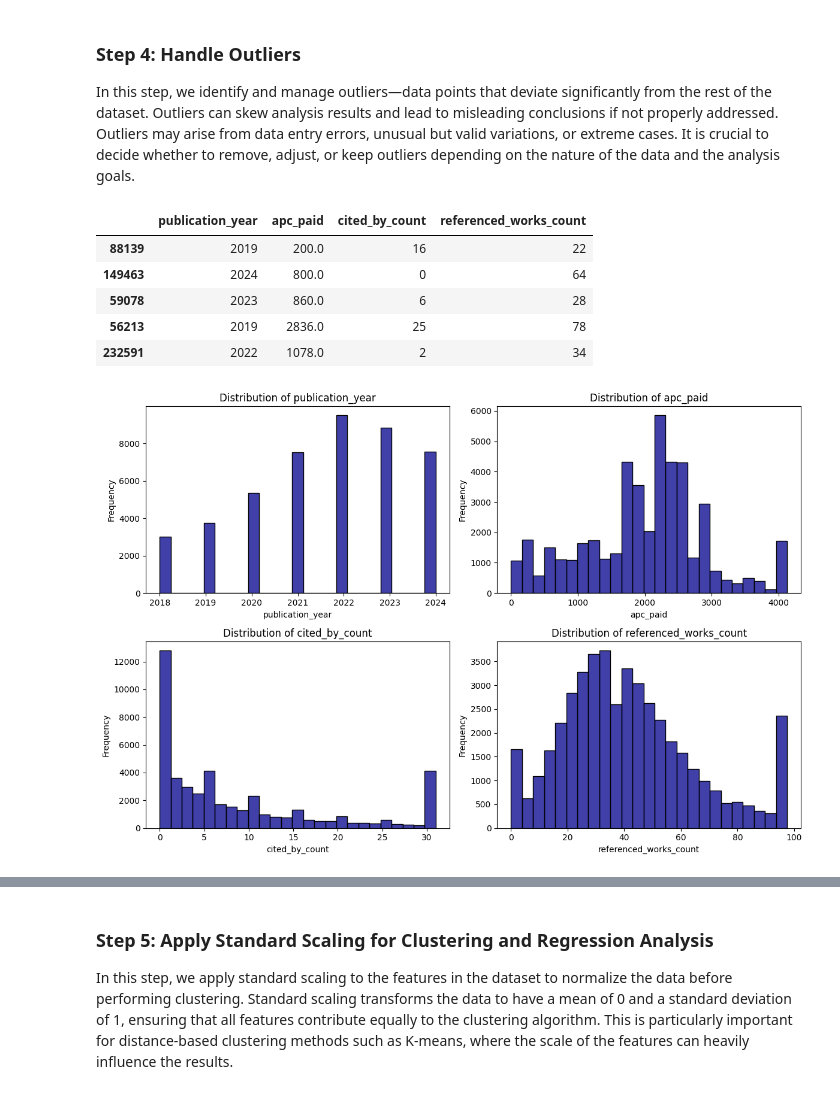
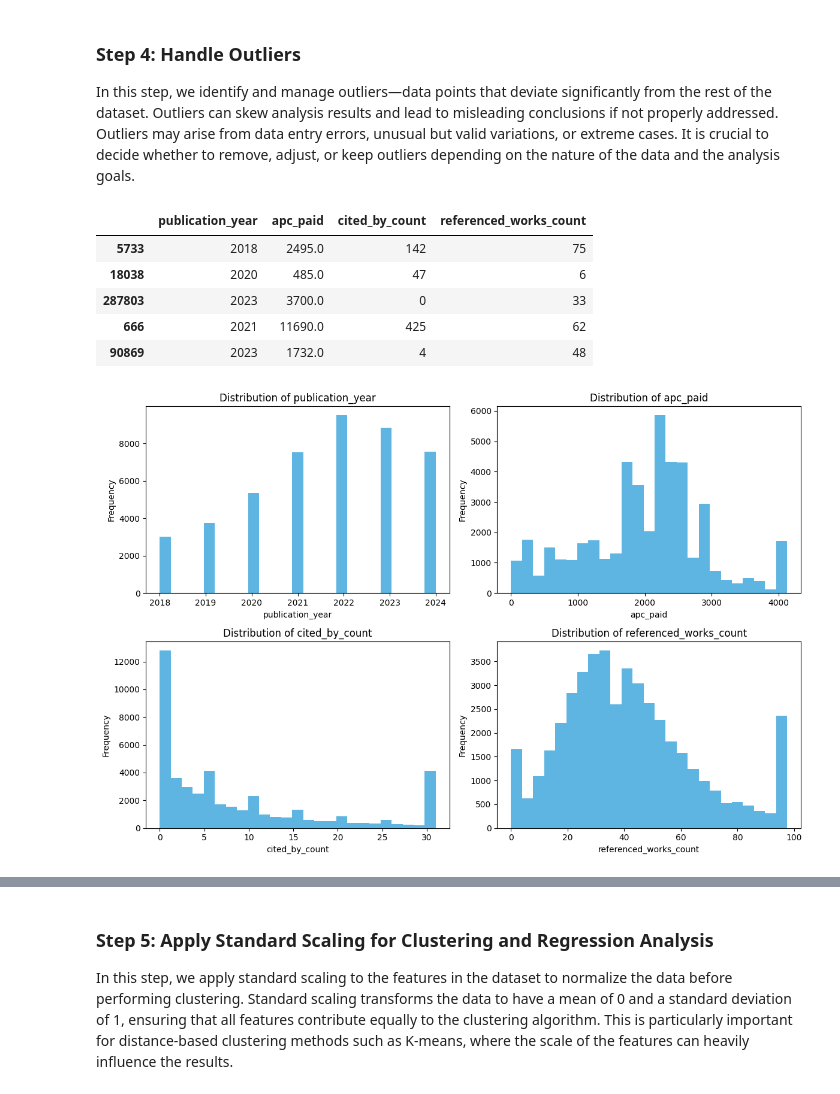
Before and after one commit to wiraphatys/scopus-analytics-pipeline, a Jupyter notebook: data_science/non_interactive.ipynb, the cells around one changed output, grey strips where cells are left out. Drawn from its saved outputs; the diff is of its cells as text; code cells hidden in the pictures.

```diff
--- a/data_science/non_interactive.ipynb
+++ b/data_science/non_interactive.ipynb
@@ -35,0 +38,4 @@ MONGODB_INSTANCE = MongoConnector.get_instance()
+# %%
+MONGODB_INSTANCE = MongoConnector.get_instance()
+ENV_MODE = os.getenv("ENV_MODE")
+JSON_LOCAL_FILEPATH = os.getenv("JSON_LOCAL_FILEPATH")
@@ -108,5 +114,16 @@ list_of_research_papers = list(MONGODB_INSTANCE.find())
+# %%
+research_list = None
+
+if ENV_MODE == "development":
+    with open(JSON_LOCAL_FILEPATH) as file:
+        research_list = json.load(file)
+elif ENV_MODE == "production":
+    research_list = list(MONGODB_INSTANCE.find())
+else:
+    raise ValueError(
+        f"Invalid ENV_MODE: {ENV_MODE}. Please set it to 'development' or 'production'.")
 # %%
-df = pd.DataFrame(list_of_research_papers)
+df = pd.DataFrame(research_list)
 
 display(df.head())
 # %% [output]
@@ -164,7 +181,7 @@ fig, axes = plt.subplots(nrows=2, ncols=3, figsize=(12, 8))
 axes = axes.flatten()
 
 for i, column in enumerate(numerical_cols):
-    sns.histplot(df[column], kde=False, stat="density", linewidth=0, color='darkblue', bins=25, ax=axes[i])
+    sns.histplot(df[column], kde=False, stat="density", linewidth=0, color='#289dd7', bins=25, ax=axes[i])
     axes[i].set_title(f'Distribution of {column}')
     axes[i].set_ylabel("Frequency")
 
@@ -316,11 +334,11 @@ df = df[df["publication_year"] >= 2018]
 display(df.sample(5))
 # %% [output]
 |  | publication_year | apc_paid | cited_by_count | referenced_works_count |
-| 88139 | 2019 | 200.0 | 16 | 22 |
-| 149463 | 2024 | 800.0 | 0 | 64 |
-| 59078 | 2023 | 860.0 | 6 | 28 |
-| 56213 | 2019 | 2836.0 | 25 | 78 |
-| 232591 | 2022 | 1078.0 | 2 | 34 |
+| 5733 | 2018 | 2495.0 | 142 | 75 |
+| 18038 | 2020 | 485.0 | 47 | 6 |
+| 287803 | 2023 | 3700.0 | 0 | 33 |
+| 666 | 2021 | 11690.0 | 425 | 62 |
+| 90869 | 2023 | 1732.0 | 4 | 48 |
 # %%
 for col in df.columns:
     q3 = df[col].quantile(0.75)
@@ -337,18 +355,18 @@ for col in df.columns:
 # %%
 numerical_cols = df.select_dtypes(include=np.number).columns.tolist()
 
 fig, axes = plt.subplots(nrows=2, ncols=2, figsize=(12, 8))
 axes = axes.flatten()
 
 for i, column in enumerate(numerical_cols):
-    sns.histplot(df[column], color='darkblue', bins=25, ax=axes[i])
+    sns.histplot(df[column], color='#289dd7', linewidth=0, bins=25, ax=axes[i])
     axes[i].set_title(f'Distribution of {column}')
     axes[i].set_ylabel("Frequency")
 
 plt.tight_layout()
 plt.show()
 # %% [output]
-[figure, old version]
+[figure, new version]
 # %%
 # sampling cited_by_count feature for 60% of zero value
 zero_df = df[df['cited_by_count'] == 0]
```
Also changed, not shown: parts of 19 cells of this notebook.
